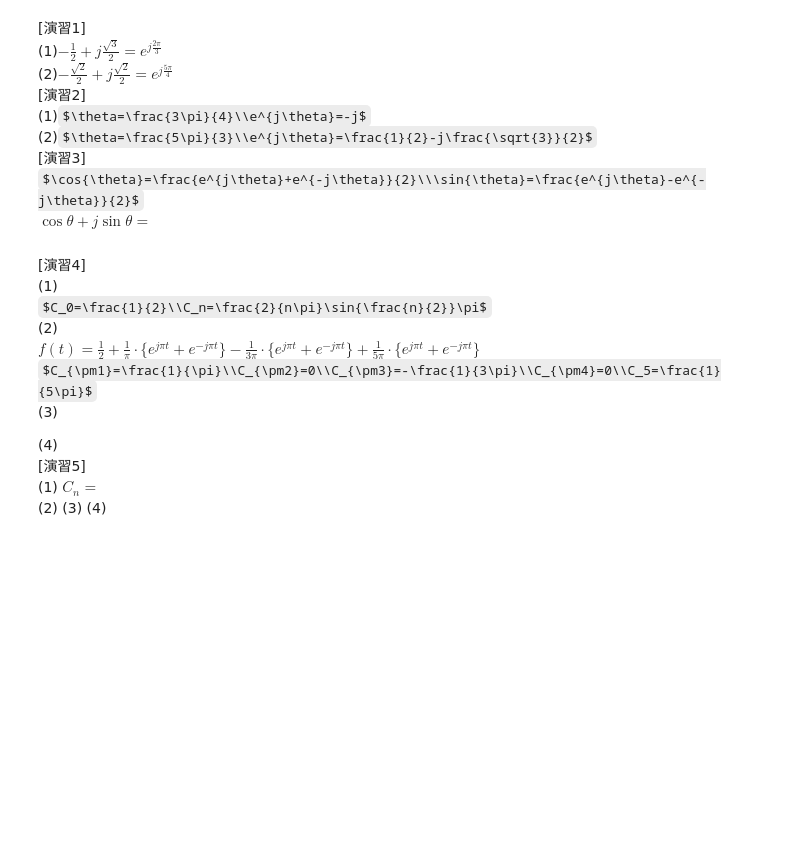
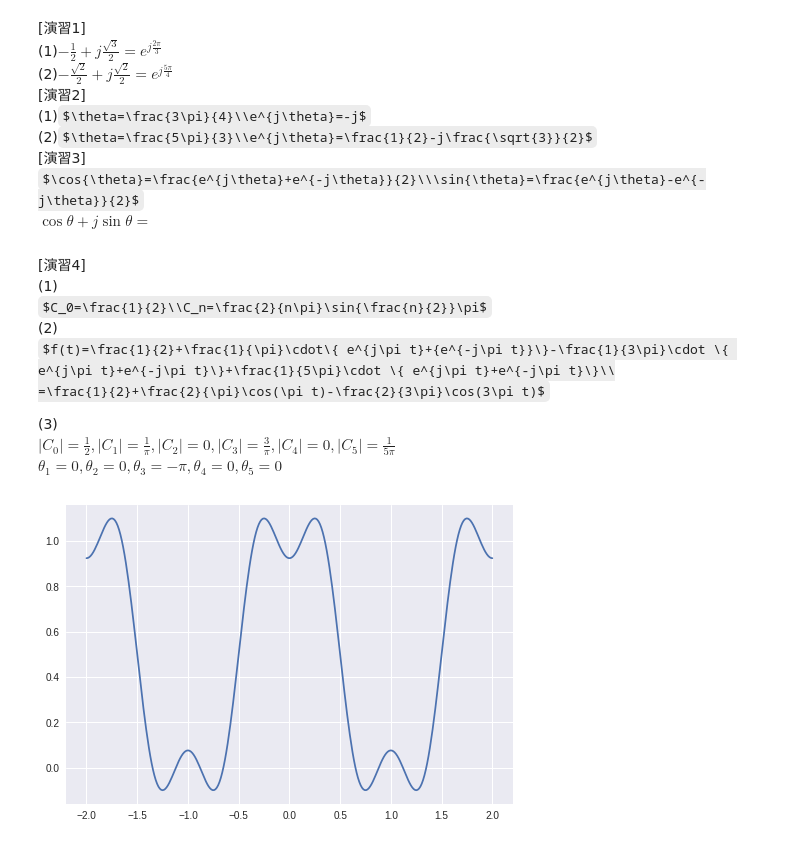
Before and after one commit to sakakendo/notebook, a Jupyter notebook: apm1_5.ipynb, the cells around one changed output. Drawn from its saved outputs; the diff is of its cells as text; code cells hidden in the pictures; some formulas as TeX source; blank space fills up the shorter version.

```diff
--- a/apm1_5.ipynb
+++ b/apm1_5.ipynb
@@ -15,14 +15,20 @@ $\cos{\theta}+j\sin{\theta}=$
 (1)
 $C_0=\frac{1}{2}\\C_n=\frac{2}{n\pi}\sin{\frac{n}{2}}\pi$
 (2)
-$f(t)=\frac{1}{2}+\frac{1}{\pi}\cdot\{ e^{j\pi t}+{e^{-j\pi t}}\}-\frac{1}{3\pi}\cdot \{ e^{j\pi t}+e^{-j\pi t}\}+\frac{1}{5\pi}\cdot \{ e^{j\pi t}+e^{-j\pi t}\}$
-$C_{\pm1}=\frac{1}{\pi}\\C_{\pm2}=0\\C_{\pm3}=-\frac{1}{3\pi}\\C_{\pm4}=0\\C_5=\frac{1}{5\pi}$
+$f(t)=\frac{1}{2}+\frac{1}{\pi}\cdot\{ e^{j\pi t}+{e^{-j\pi t}}\}-\frac{1}{3\pi}\cdot \{ e^{j\pi t}+e^{-j\pi t}\}+\frac{1}{5\pi}\cdot \{ e^{j\pi t}+e^{-j\pi t}\}\\
+=\frac{1}{2}+\frac{2}{\pi}\cos(\pi t)-\frac{2}{3\pi}\cos(3\pi t)$
+
 (3)
-
-(4)
-[演習5]
-(1)
-$C_n=$
-(2)
-(3)
-(4)
+ $|C_0|=\frac{1}{2},|C_1|=\frac{1}{\pi},|C_2|=0,|C_3|=\frac{3}{\pi},|C_4|=0,|C_5|=\frac{1}{5\pi}$
+ $\theta_1=0,\theta_2=0,\theta_3=-\pi,\theta_4=0,\theta_5=0$
+# %%
+#@title (4)
+import numpy as np
+import matplotlib.pylab as plt
+
+x=np.linspace(-2,2,300)
+y=1/2+2/np.pi*np.cos(np.pi*x)-2/(3*np.pi)*np.cos(3*np.pi*x)
+plt.plot(x,y)
+plt.show()
+# %% [output]
+[figure, added]
```
Also changed, not shown: parts of 2 cells of this notebook.
